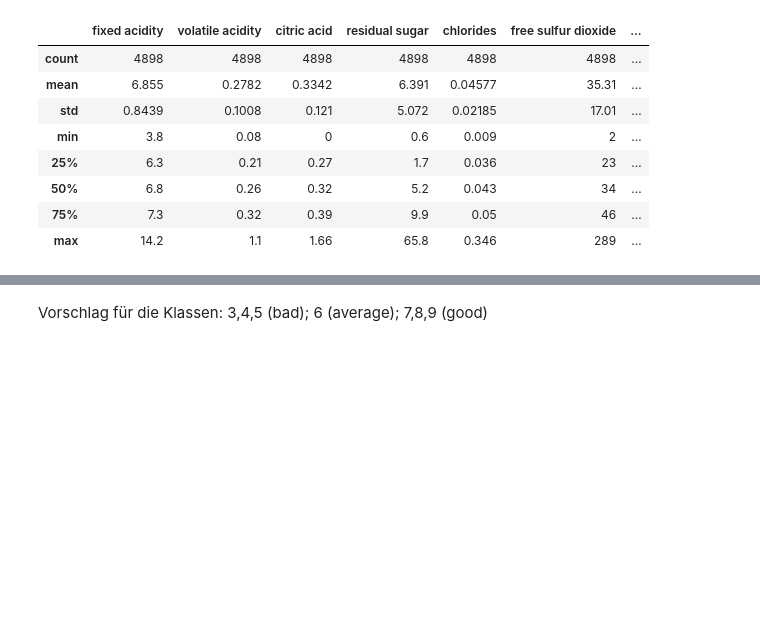
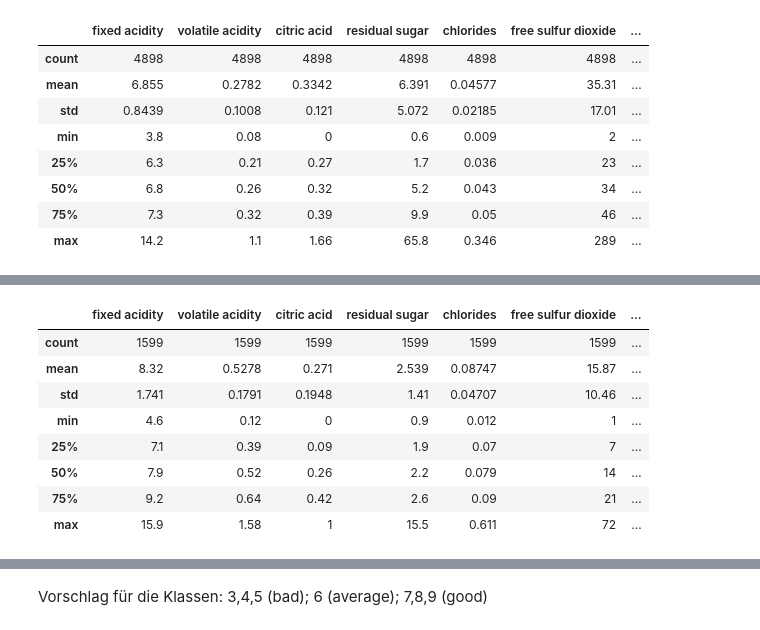
Before and after one commit to GeJulia/wineForTheWin, a Jupyter notebook: Michael.ipynb, the cells around one changed output, grey strips where cells are left out. Cells and saved outputs as stored; diff of their text form; code cells hidden in the pictures; blank space fills up the shorter version.

```diff
--- a/Michael.ipynb
+++ b/Michael.ipynb
@@ -60,2 +93,14 @@ white.describe().style.set_precision(4)
+# %%
+red.describe().style.set_precision(4)
+# %% [output]
+|  | fixed acidity | volatile acidity | citric acid | residual sugar | chlorides | free sulfur dioxide | ... |
+| count | 1599 | 1599 | 1599 | 1599 | 1599 | 1599 | ... |
+| mean | 8.32 | 0.5278 | 0.271 | 2.539 | 0.08747 | 15.87 | ... |
+| std | 1.741 | 0.1791 | 0.1948 | 1.41 | 0.04707 | 10.46 | ... |
+| min | 4.6 | 0.12 | 0 | 0.9 | 0.012 | 1 | ... |
+| 25% | 7.1 | 0.39 | 0.09 | 1.9 | 0.07 | 7 | ... |
+| 50% | 7.9 | 0.52 | 0.26 | 2.2 | 0.079 | 14 | ... |
+| 75% | 9.2 | 0.64 | 0.42 | 2.6 | 0.09 | 21 | ... |
+| max | 15.9 | 1.58 | 1 | 15.5 | 0.611 | 72 | ... |
 # %%
 print(white['quality'].value_counts())
```
Also changed, not shown: parts of 47 cells of this notebook, 1 other file.
